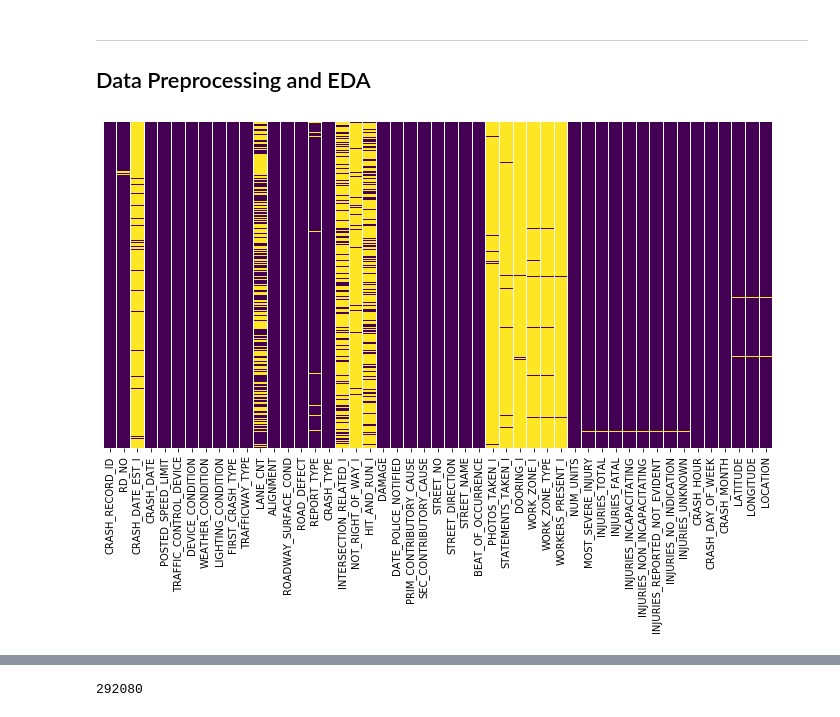
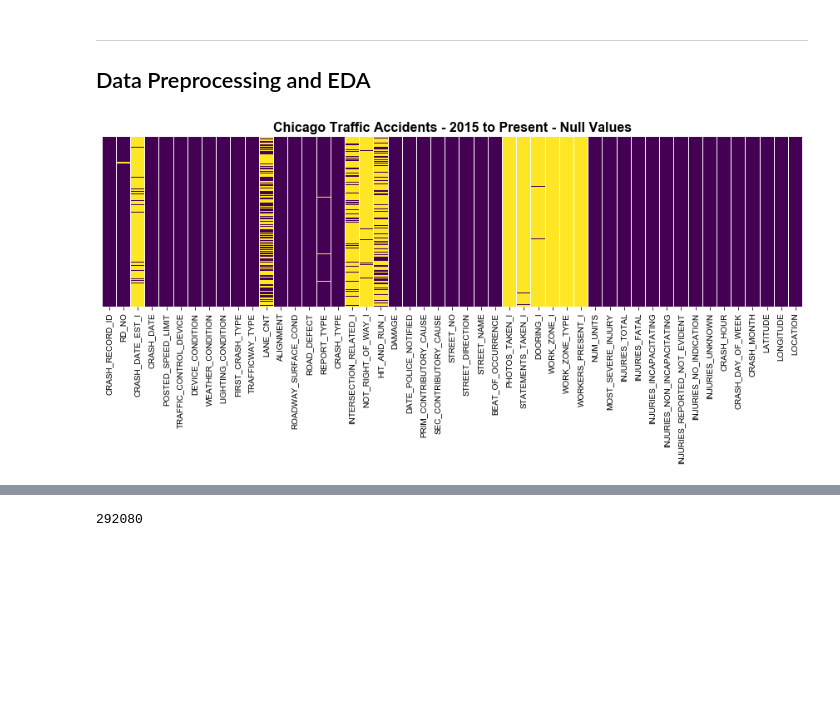
Before and after one commit to Morgan-Sell/chi-traffic-accidents, a Jupyter notebook: chi-transport-v2.ipynb, the cells around one changed output, grey strips where cells are left out. Drawn from its saved outputs; the diff is of its cells as text; code cells hidden in the pictures; blank space fills up the shorter version.

```diff
--- a/chi-transport-v2.ipynb
+++ b/chi-transport-v2.ipynb
@@ -32,9 +33,12 @@ from collections import Counter
 # %%
 accidents = pd.read_csv('data/traffic_crashes.csv')
 plt.figure(figsize=(12,6))
-sns.heatmap(accidents.isnull(), yticklabels=False, cbar=False, cmap='viridis');
+sns.heatmap(accidents.isnull(), yticklabels=False, cbar=False, cmap='viridis')
+plt.title('Chicago Traffic Accidents - 2015 to Present - Null Values', fontsize=16, fontweight='bold')
+plt.tight_layout()
+plt.savefig('chi_accidents_null.png');
 # %% [output]
-[figure, old version]
+[figure, new version]
 # %%
 # Develop classification flag.
 # Positive represents the accideent resulted in incapacitation and/or fatality.
```
Also changed, not shown: parts of 14 cells of this notebook.
